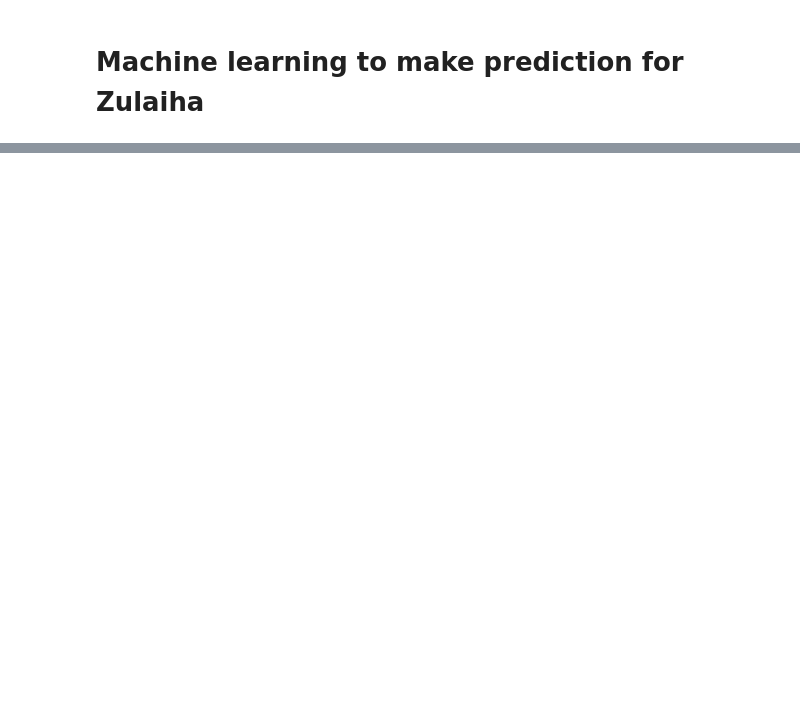
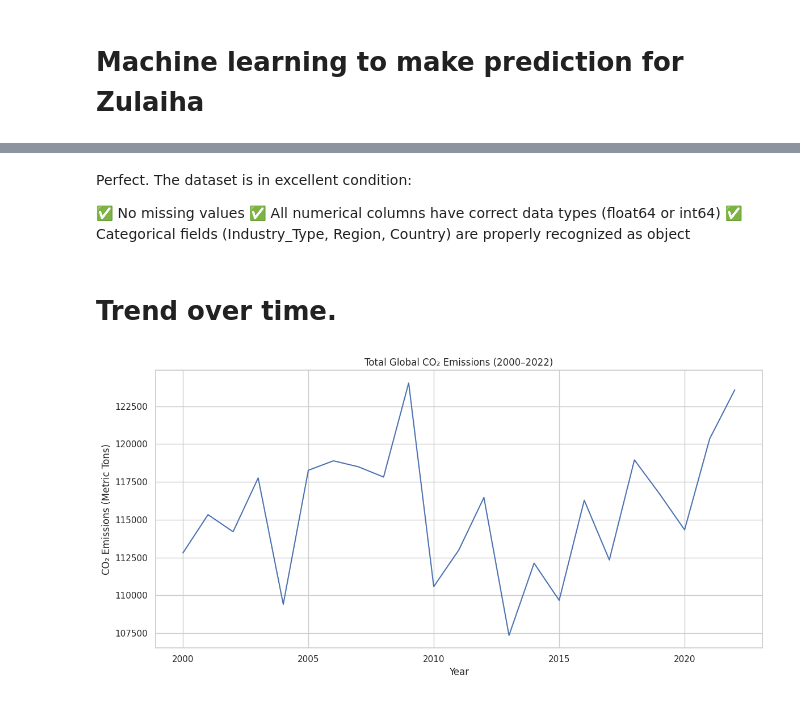
Before and after one commit to nmawulorm/iot-encryption-optimization, a Jupyter notebook: zulaiha/machine-learning.ipynb, the cells around one changed output, grey strips where cells are left out. Saved outputs shown, nothing was run; the diff lists cells and outputs as text; code cells hidden in the pictures; blank space fills up the shorter version.

Commit message:
fix(machine-learning): Analysing data, trend and industries

```diff
--- a/zulaiha/machine-learning.ipynb
+++ b/zulaiha/machine-learning.ipynb
@@ -21,0 +52,3 @@ pd.read_csv("Co2_Emissions_by_Sectors.csv")
+# %%
+df = pd.read_csv("Co2_Emissions_by_Sectors.csv", skiprows=1, names=columns)
+df.head()
@@ -21,0 +87,28 @@ pd.read_csv("Co2_Emissions_by_Sectors.csv")
+# %% [markdown]
+Perfect. The dataset is in excellent condition:
+
+✅ No missing values
+✅ All numerical columns have correct data types (float64 or int64)
+✅ Categorical fields (Industry_Type, Region, Country) are properly recognized as object
+# %% [markdown]
+# Trend over time.
+# %%
+import matplotlib.pyplot as plt
+import seaborn as sns
+
+# Set visual style using the updated method
+sns.set_theme(style="whitegrid")
+
+# Total CO₂ emissions per year
+yearly_emissions = df.groupby('Year')['Co2_Emissions_MetricTons'].sum()
+
+# Plot
+plt.figure(figsize=(12, 6))
+sns.lineplot(x=yearly_emissions.index, y=yearly_emissions.values)
+plt.title("Total Global CO₂ Emissions (2000–2022)")
+plt.xlabel("Year")
+plt.ylabel("CO₂ Emissions (Metric Tons)")
+plt.tight_layout()
+plt.show()
+# %% [output]
+[figure, added]
```
Also changed, not shown: parts of 8 cells of this notebook.
